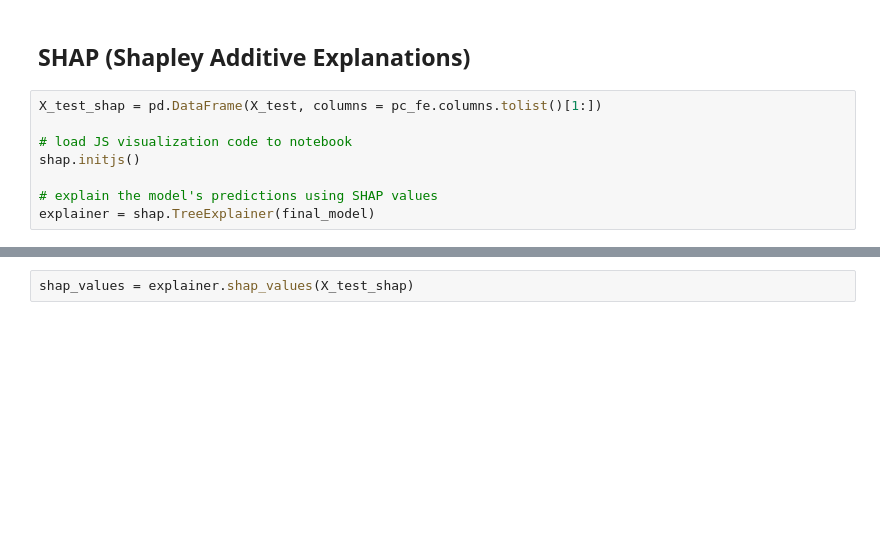
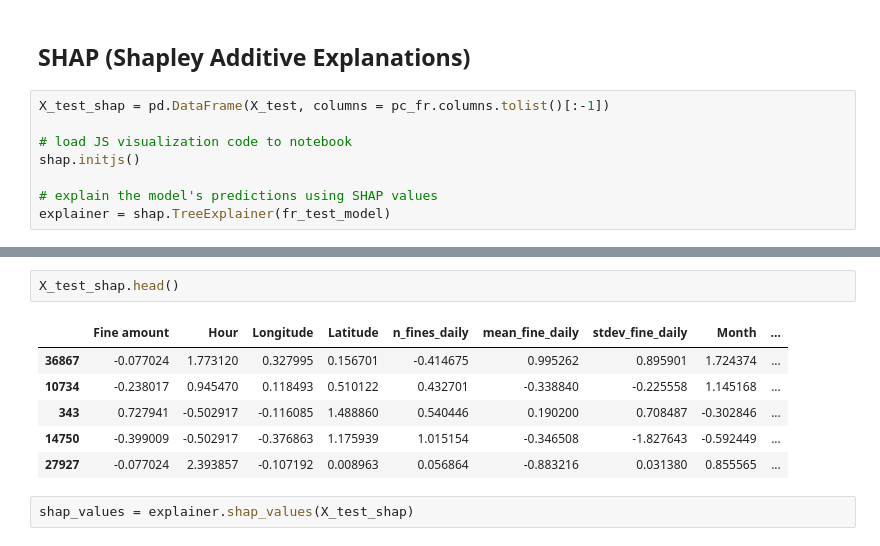
Before and after one commit to rlirey/Portfolio, a Jupyter notebook: Classification/e2e_classification_parkingcitations_2018.ipynb, the cells around one changed output, grey strips where cells are left out. Saved outputs shown, nothing was run; the diff lists cells and outputs as text; blank space fills up the shorter version.

```diff
--- a/Classification/e2e_classification_parkingcitations_2018.ipynb
+++ b/Classification/e2e_classification_parkingcitations_2018.ipynb
@@ -1635,15 +1637,24 @@ Here's what we know from examining feature importances from our final model...
 # %% [markdown]
 ## SHAP (Shapley Additive Explanations)
 # %%
-X_test_shap = pd.DataFrame(X_test, columns = pc_fe.columns.tolist()[1:])
+X_test_shap = pd.DataFrame(X_test, columns = pc_fr.columns.tolist()[:-1])
 
 # load JS visualization code to notebook
 shap.initjs()
 
 # explain the model's predictions using SHAP values
-explainer = shap.TreeExplainer(final_model)
+explainer = shap.TreeExplainer(fr_test_model)
 # %% [output]
 [interactive output not drawn]
+# %%
+X_test_shap.head()
+# %% [output]
+|  | Fine amount | Hour | Longitude | Latitude | n_fines_daily | mean_fine_daily | stdev_fine_daily | Month | ... |
+| 36867 | -0.077024 | 1.773120 | 0.327995 | 0.156701 | -0.414675 | 0.995262 | 0.895901 | 1.724374 | ... |
+| 10734 | -0.238017 | 0.945470 | 0.118493 | 0.510122 | 0.432701 | -0.338840 | -0.225558 | 1.145168 | ... |
+| 343 | 0.727941 | -0.502917 | -0.116085 | 1.488860 | 0.540446 | 0.190200 | 0.708487 | -0.302846 | ... |
+| 14750 | -0.399009 | -0.502917 | -0.376863 | 1.175939 | 1.015154 | -0.346508 | -1.827643 | -0.592449 | ... |
+| 27927 | -0.077024 | 2.393857 | -0.107192 | 0.008963 | 0.056864 | -0.883216 | 0.031380 | 0.855565 | ... |
 # %%
 shap_values = explainer.shap_values(X_test_shap)
 # %% [markdown]
```
Also changed, not shown: parts of 5 cells of this notebook.
